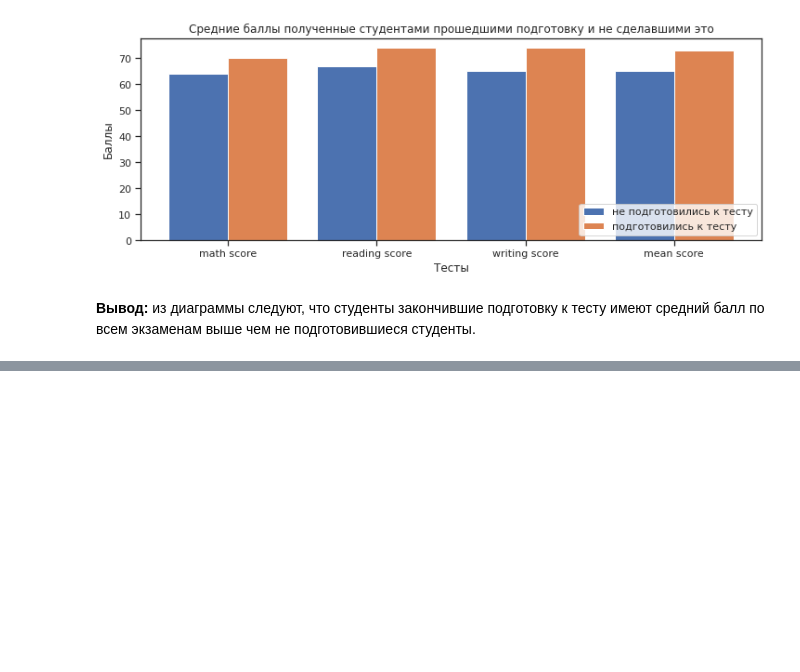
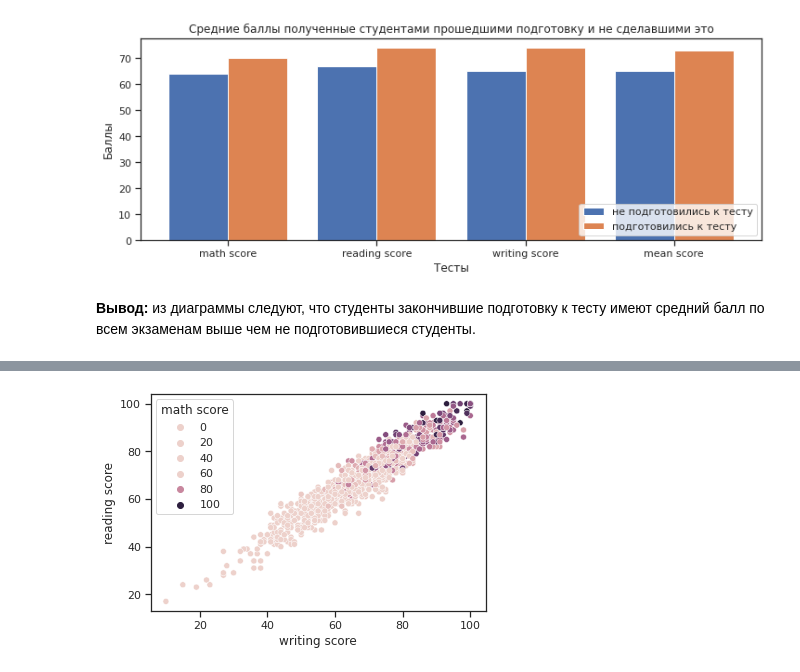
Before and after one commit to GeorgiyX/ML-21, a Jupyter notebook: lr-1/lr-1.ipynb, the cells around one changed output, grey strips where cells are left out. Saved outputs shown, nothing was run; the diff lists cells and outputs as text; code cells hidden in the pictures; blank space fills up the shorter version.

```diff
--- a/lr-1/lr-1.ipynb
+++ b/lr-1/lr-1.ipynb
@@ -142,0 +143,9 @@ plt.show()
+# %%
+
+# use the scatterplot function to build the bubble map
+sns.scatterplot(data=dataset[["math score", "reading score", "writing score"]], hue = "math score", y = "reading score", x = "writing score", hue_norm=(70, 100), sizes=(20, 200))
+
+# show the graph
+plt.show()
+# %% [output]
+[figure, added]
```
Also changed, not shown: parts of 10 cells of this notebook.
